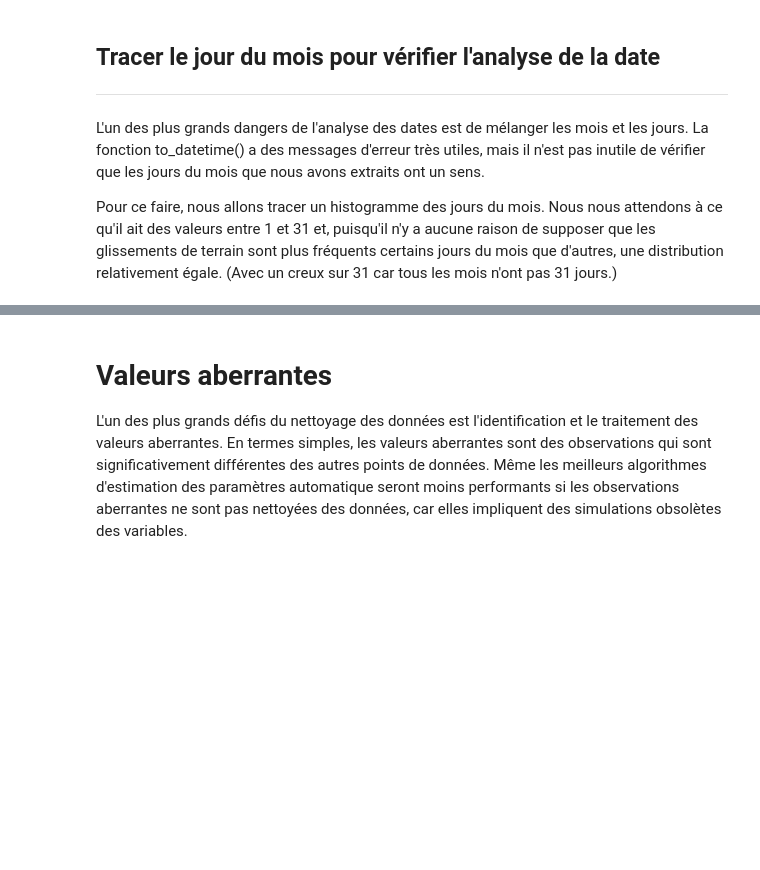
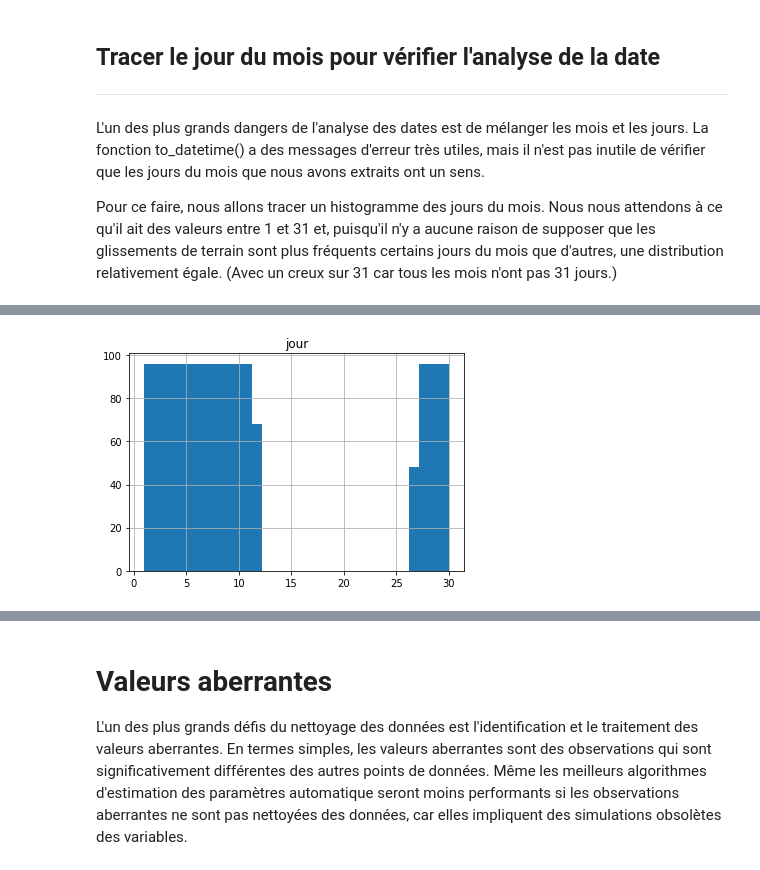
Before and after one commit to ameliemelorene/MOLONARI_1D_RESOURCES, a Jupyter notebook: Students/BONIN-IMPEROR.ipynb, the cells around one changed output, grey strips where cells are left out. Saved outputs shown, nothing was run; the diff lists cells and outputs as text; code cells hidden in the pictures; blank space fills up the shorter version.

```diff
--- a/Students/BONIN-IMPEROR.ipynb
+++ b/Students/BONIN-IMPEROR.ipynb
@@ -163,6 +163,8 @@ Quelques exemples :
 
  * Le 17 janvier 2007 a le format "%m/%d/%y".
  * 17-1-2007 a le format "%d-%m-%Y".
+# %%
+capteur_riviere['dates'] = pd.to_datetime(capteur_riviere['dates'], infer_datetime_format=True, errors='coerce')
 # %% [markdown]
 Maintenant que nos dates sont analysées correctement, nous pouvons travailler avec celles-ci.
 
@@ -180,3 +193,8 @@ ___
 L'un des plus grands dangers de l'analyse des dates est de mélanger les mois et les jours. La fonction to_datetime() a des messages d'erreur très utiles, mais il n'est pas inutile de vérifier que les jours du mois que nous avons extraits ont un sens.
 
 Pour ce faire, nous allons tracer un histogramme des jours du mois. Nous nous attendons à ce qu'il ait des valeurs entre 1 et 31 et, puisqu'il n'y a aucune raison de supposer que les glissements de terrain sont plus fréquents certains jours du mois que d'autres, une distribution relativement égale. (Avec un creux sur 31 car tous les mois n'ont pas 31 jours.)
+# %%
+capteur_riviere['jour'] = capteur_riviere['dates'].apply(lambda x: x.day)
+capteur_riviere.hist(column = ['jour'],bins=31)
+capteur_riviere.head()
+# %% [output]
@@ -182,0 +207 @@ Pour ce faire, nous allons tracer un histogramme des jours du mois. Nous nous at
+[figure, added]
```
Also changed, not shown: parts of 7 cells of this notebook.
